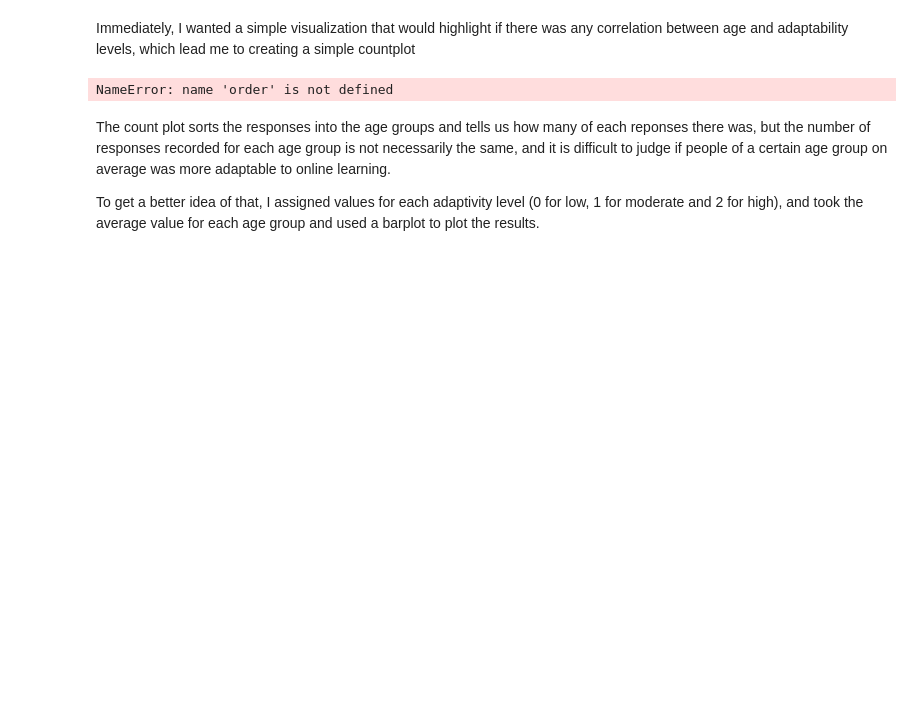
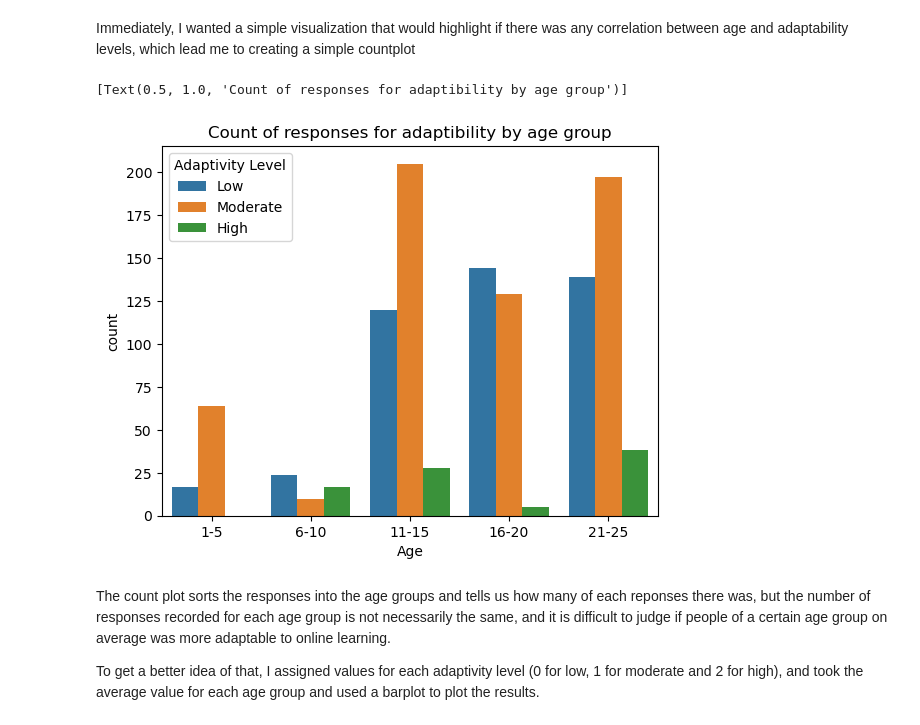
Before and after one commit to ubco-W2022T2-data301/project-group-group37, a Jupyter notebook: analysis/analysis2.ipynb, the cells around one changed output. Cells and saved outputs as stored; diff of their text form; code cells hidden in the pictures; blank space fills up the shorter version.

```diff
--- a/analysis/analysis2.ipynb
+++ b/analysis/analysis2.ipynb
@@ -80,10 +80,11 @@ Immediately, I wanted a simple visualization that would highlight if there was a
 # %%
 age_order = ["1-5", "6-10", "11-15", "16-20", "21-25"]
 hue_order = ["Low", "Moderate", "High"]
 
-sns.countplot(data = df, x = "Age", hue = "Adaptivity Level", order = order, hue_order = hue_order)
+sns.countplot(data = df, x = "Age", hue = "Adaptivity Level", order = age_order, hue_order = hue_order).set(title = "Count of responses for adaptibility by age group")
 # %% [output]
-NameError: name 'order' is not defined
+[Text(0.5, 1.0, 'Count of responses for adaptibility by age group')]
+[figure, added]
 # %% [markdown]
 The count plot sorts the responses into the age groups and tells us how many of each reponses there was, but the number of responses recorded for each age group is not necessarily the same, and it is difficult to judge if people of a certain age group on average was more adaptable to online learning.
 
```
Also changed, not shown: parts of 3 cells of this notebook, 3 other files.
